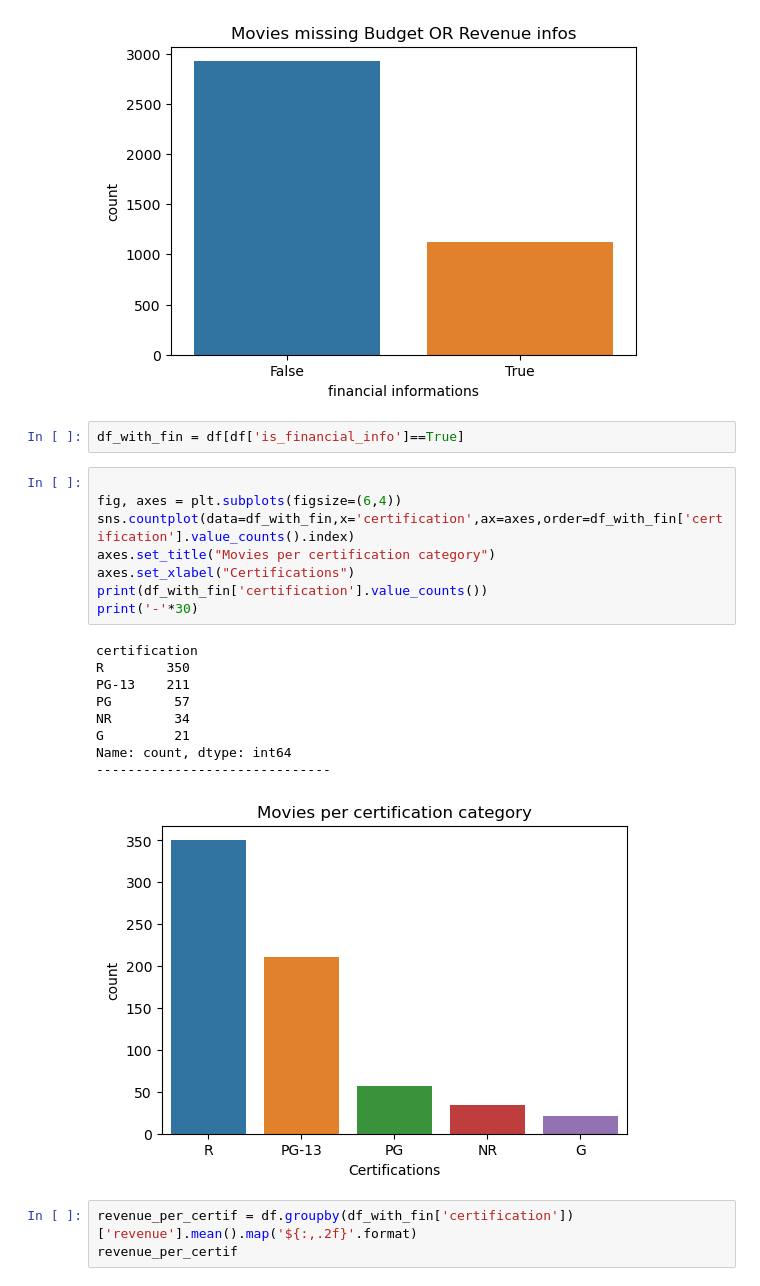
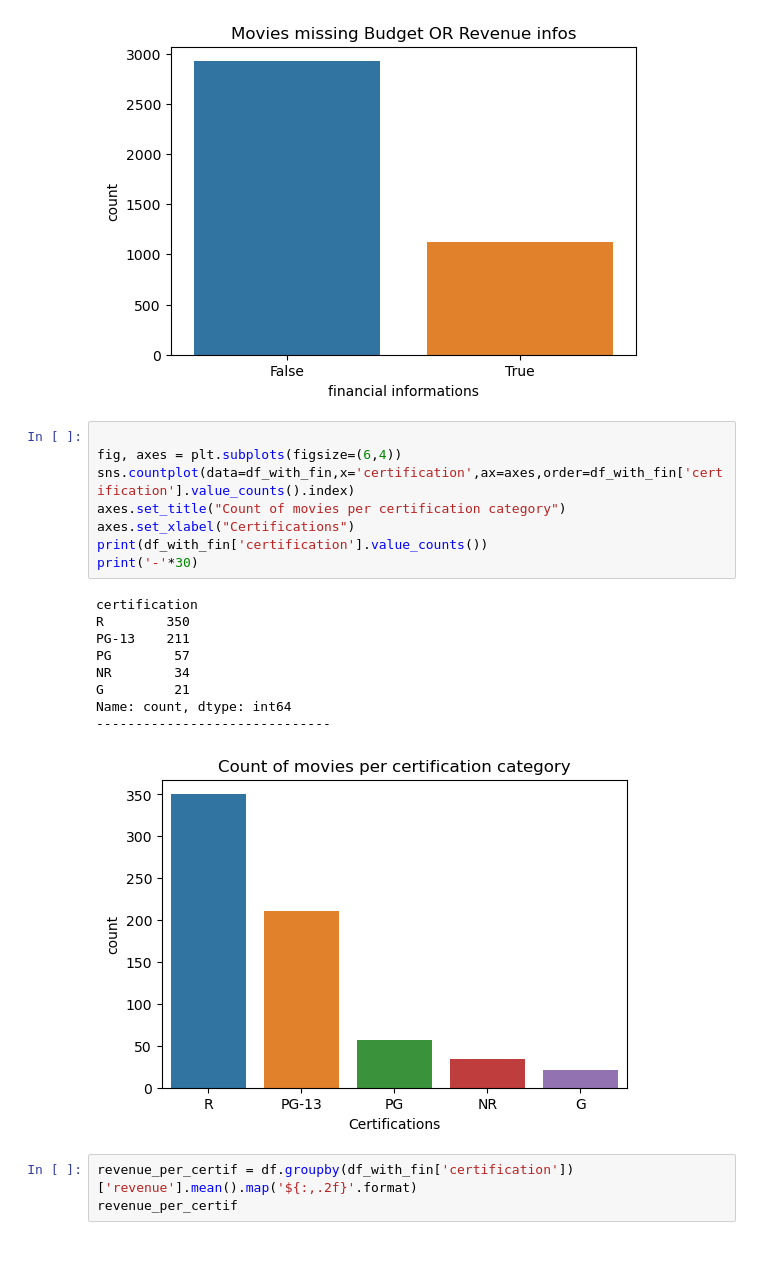
Before and after one commit to Ahmed-Wassel-Angar/movies_project, a Jupyter notebook: Tmdb_EDA.ipynb, the cells around one changed output. Cells and saved outputs as stored; diff of their text form; blank space fills up the shorter version.

```diff
--- a/Tmdb_EDA.ipynb
+++ b/Tmdb_EDA.ipynb
@@ -79,26 +102,24 @@ Movies with financial infos: 1124
 Movies missing budget or revenue infos financial infos: 2922
 ------------------------------
 [figure]
-# %%
-df_with_fin = df[df['is_financial_info']==True]
 # %%
 
 fig, axes = plt.subplots(figsize=(6,4))
 sns.countplot(data=df_with_fin,x='certification',ax=axes,order=df_with_fin['certification'].value_counts().index)
-axes.set_title("Movies per certification category")
+axes.set_title("Count of movies per certification category")
 axes.set_xlabel("Certifications")
 print(df_with_fin['certification'].value_counts())
 print('-'*30)
 # %% [output]
 certification
 R        350
 PG-13    211
 PG        57
 NR        34
 G         21
 Name: count, dtype: int64
 ------------------------------
-[figure, old version]
+[figure, new version]
 # %%
 revenue_per_certif = df.groupby(df_with_fin['certification'])['revenue'].mean().map('${:,.2f}'.format)
 revenue_per_certif
```
Also changed, not shown: parts of 28 cells of this notebook.
